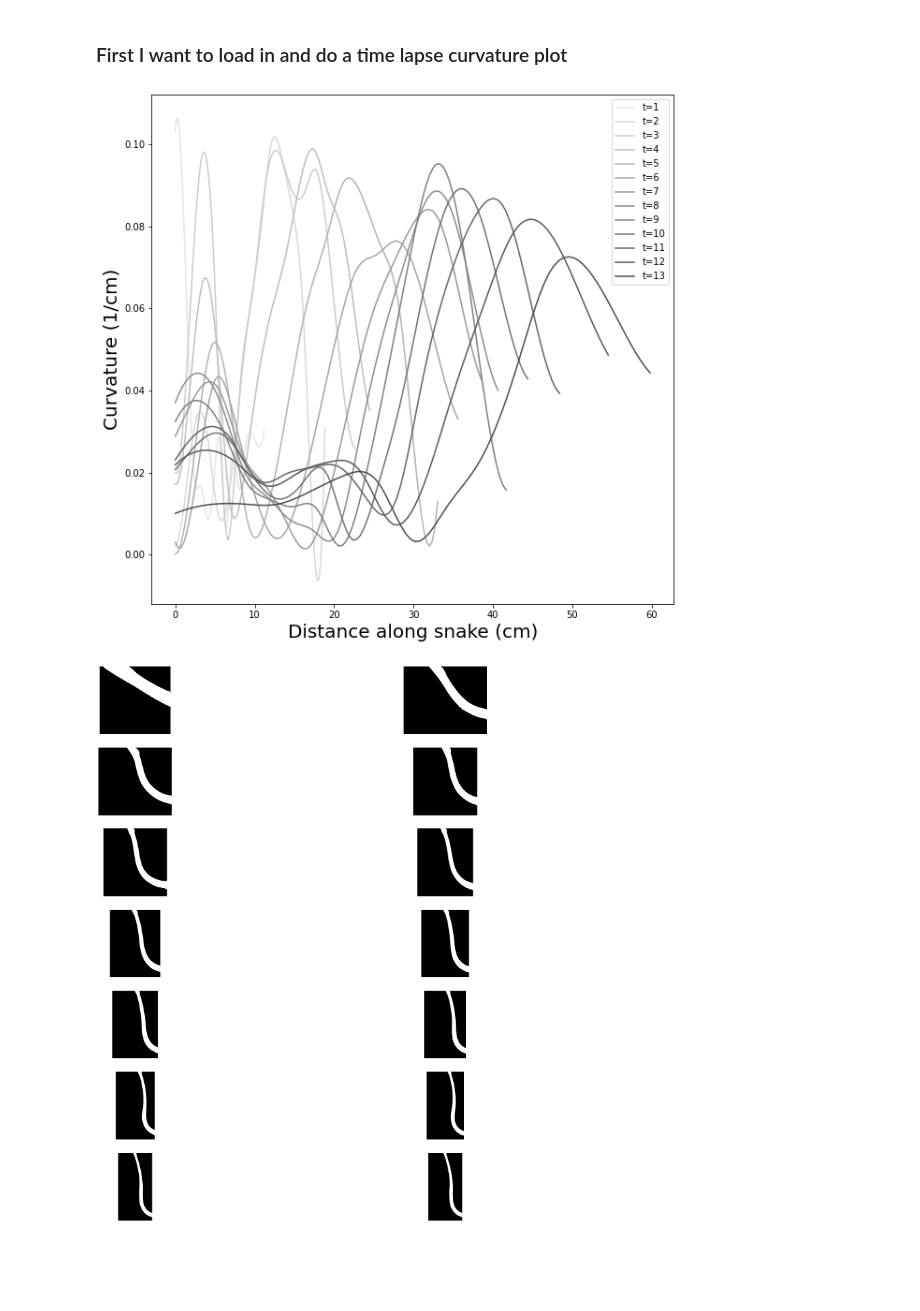
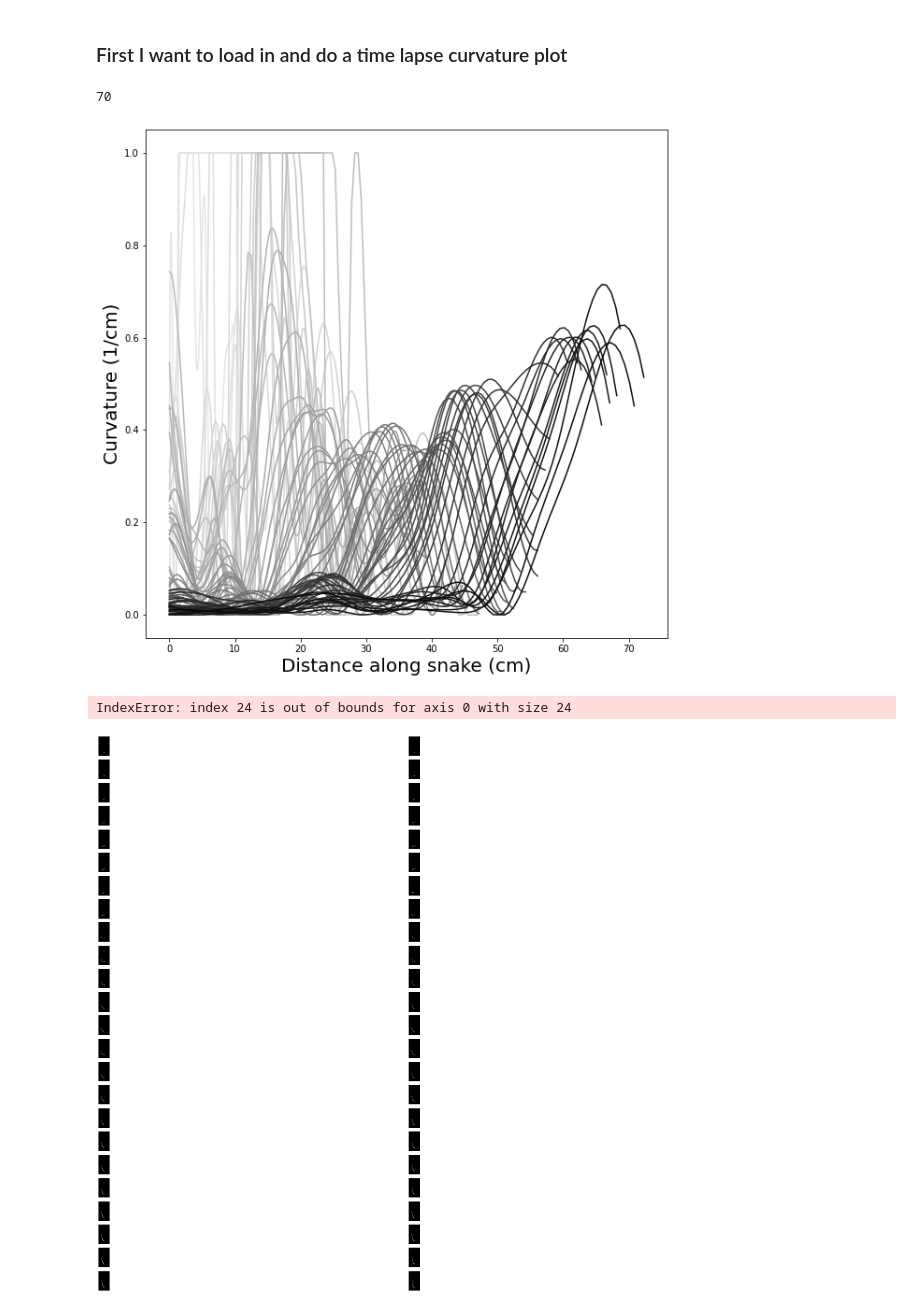
Before and after one commit to davenpi/stability, a Jupyter notebook: image_processing/time_lapse_visual.ipynb, the cells around one changed output. Drawn from its saved outputs; the diff is of its cells as text; code cells hidden in the pictures; blank space fills up the shorter version.

```diff
--- a/image_processing/time_lapse_visual.ipynb
+++ b/image_processing/time_lapse_visual.ipynb
@@ -26,3 +9,19 @@ fnames = ["bi26_g54e/extracted_data/" + s + ".npz" for s in fnames]
+# %%
+ims_path = "/Users/iandavenport/Desktop/research/projects/stability/vids/python_vids/g66_t3_c8/full_processed/extracted_data/"
+files = []
+for filename in os.listdir(ims_path):
+    if filename.endswith(".npz"):
+        im_file = os.path.join(ims_path, filename)
+        files.append(im_file)
+
+
+def extract_num_from_npy_string(string):
+    numbers = re.findall("[0-9]+", string[-9:])
+    numbers = int(numbers[0])
+    return numbers
+
+
+fnames = sorted(files, key=extract_num_from_npy_string)
 # %%
 # format is cropped image, interpolated line, interpolation points, curvature, and crop points!
 cropped_images = []
@@ -37,4 +36,4 @@ for f in fnames:
     interpolated_lines.append(arr["arr_1"])
     interpolation_points.append(arr["arr_2"])
     curvatures.append(arr["arr_3"])
-    crop_points.append(arr["arr_4"])
+    # crop_points.append(arr["arr_4"])
@@ -41,37 +42,42 @@ for f in fnames:
+# %%
+len(cropped_images)
+# %% [output]
+70
 # %%
+n = len(cropped_images) + 10
 plt.figure(figsize=(10, 10))
 for i in range(len(cropped_images)):
     plt.plot(
         interpolation_points[i],
-        curvatures[i],
-        label=f"t={i+1}",
-        color=(0.9 - i / 20, 0.9 - i / 20, 0.9 - i / 20),
+        np.clip(curvatures[i], a_min=0, a_max=1),
+        color=(0.9 - i / n, 0.9 - i / n, 0.9 - i / n),
     )
 
-plt.legend()
+# plt.legend()
 plt.xlabel("Distance along snake (cm)", fontsize=20)
 plt.ylabel("Curvature (1/cm)", fontsize=20)
 # plt.show()
 plt.savefig("time_lapse.png")
 # %% [output]
-[figure, old version]
+[figure, new version]
 # %%
-fig, ax = plt.subplots(7, 2, figsize=(30, 30))
+fig, ax = plt.subplots(24, 2, figsize=(30, 30))
 for i in range(len(cropped_images)):
     row = math.floor(i / 2)
     if i % 2 == 0:
         ax[row, 0].imshow(cropped_images[i], cmap="gray")
         ax[row, 0].axis("off")
     else:
         ax[row, 1].imshow(cropped_images[i], cmap="gray")
         ax[row, 1].axis("off")
-    if i == 12:
-        ax[row, 1].imshow(cropped_images[i], cmap="gray")
-        ax[row, 1].axis("off")
+#     if i == 12:
+#         ax[row, 1].imshow(cropped_images[i], cmap="gray")
+#         ax[row, 1].axis("off")
 # plt.show()
 plt.savefig("time_snake_viz.png")
 # %% [output]
+IndexError: index 24 is out of bounds for axis 0 with size 24
-[figure, old version]
+[figure, new version]
 # %%
 interp_mat = np.vstack(interpolation_points)
 curve_mat = np.vstack(curvatures)
```
Also changed, not shown: parts of 5 cells of this notebook, 15 other files.
